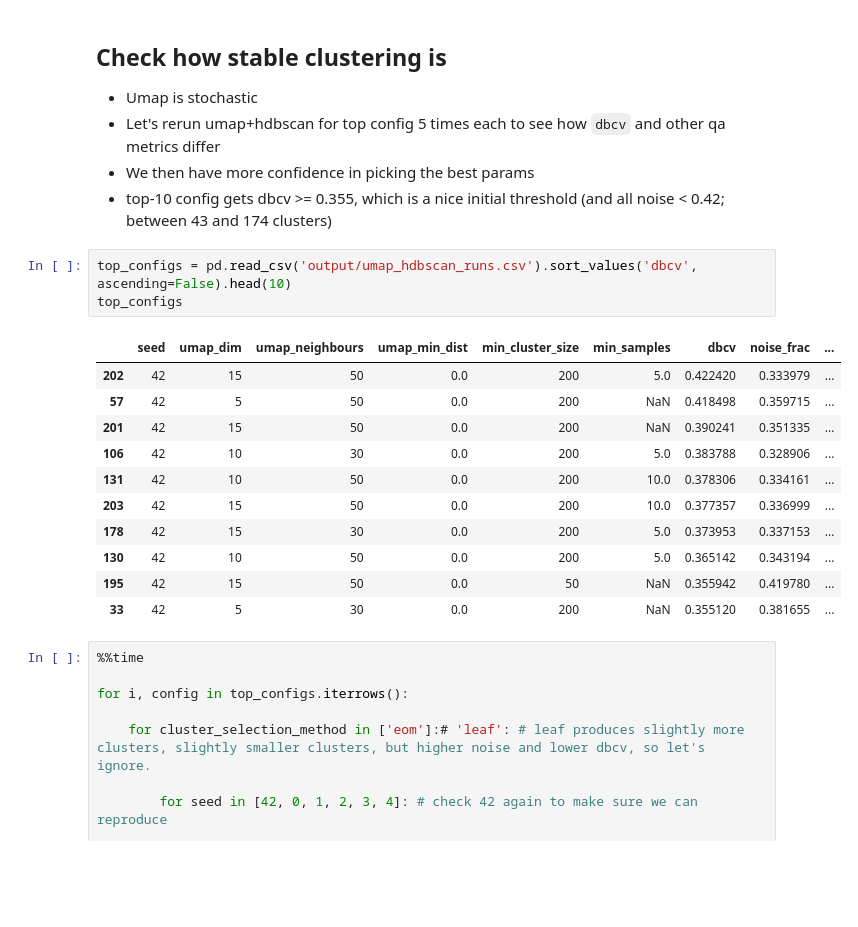
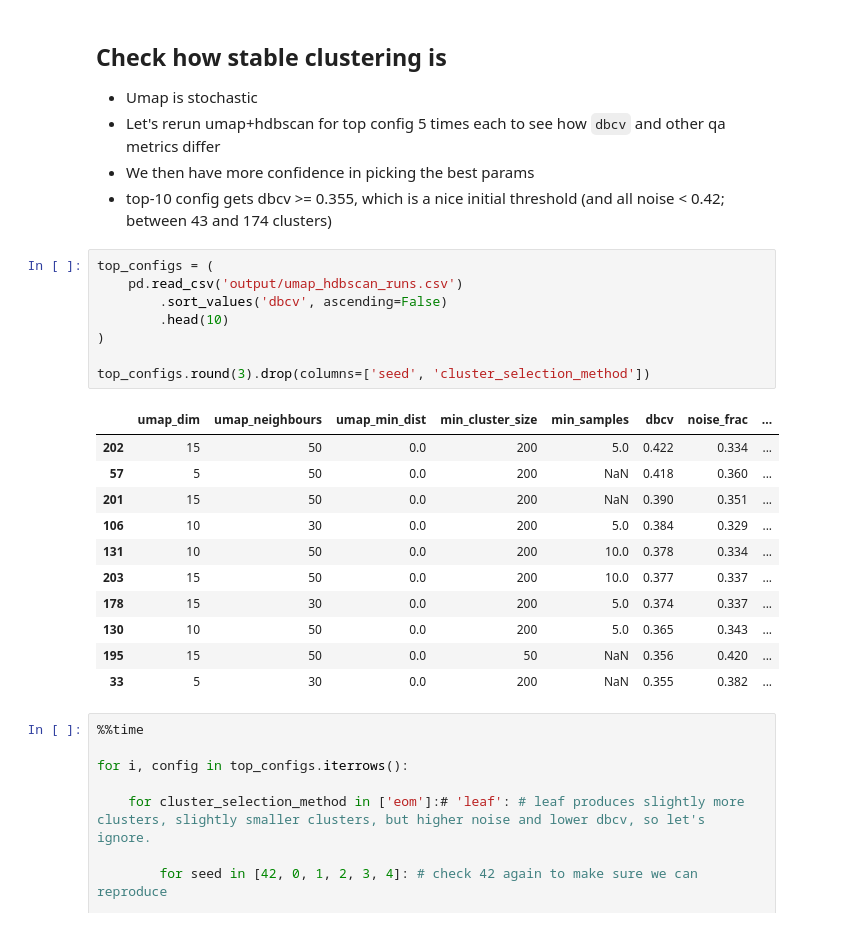
Before and after one commit to ilyankou/ms-marco-geospatial, a Jupyter notebook: 2-Cluster.ipynb, the cells around one changed output. Saved outputs shown, nothing was run; the diff lists cells and outputs as text; blank space fills up the shorter version.

```diff
--- a/2-Cluster.ipynb
+++ b/2-Cluster.ipynb
@@ -161,20 +180,25 @@ Wall time: 5h 5min 19s
 - We then have more confidence in picking the best params
 - top-10 config gets dbcv >= 0.355, which is a nice initial threshold (and all noise < 0.42; between 43 and 174 clusters)
 # %%
-top_configs = pd.read_csv('output/umap_hdbscan_runs.csv').sort_values('dbcv', ascending=False).head(10)
-top_configs
+top_configs = (
+    pd.read_csv('output/umap_hdbscan_runs.csv')
+        .sort_values('dbcv', ascending=False)
+        .head(10)
+)
+
+top_configs.round(3).drop(columns=['seed', 'cluster_selection_method'])
 # %% [output]
-|  | seed | umap_dim | umap_neighbours | umap_min_dist | min_cluster_size | min_samples | dbcv | noise_frac | ... |
-| 202 | 42 | 15 | 50 | 0.0 | 200 | 5.0 | 0.422420 | 0.333979 | ... |
-| 57 | 42 | 5 | 50 | 0.0 | 200 | NaN | 0.418498 | 0.359715 | ... |
-| 201 | 42 | 15 | 50 | 0.0 | 200 | NaN | 0.390241 | 0.351335 | ... |
-| 106 | 42 | 10 | 30 | 0.0 | 200 | 5.0 | 0.383788 | 0.328906 | ... |
-| 131 | 42 | 10 | 50 | 0.0 | 200 | 10.0 | 0.378306 | 0.334161 | ... |
-| 203 | 42 | 15 | 50 | 0.0 | 200 | 10.0 | 0.377357 | 0.336999 | ... |
-| 178 | 42 | 15 | 30 | 0.0 | 200 | 5.0 | 0.373953 | 0.337153 | ... |
-| 130 | 42 | 10 | 50 | 0.0 | 200 | 5.0 | 0.365142 | 0.343194 | ... |
-| 195 | 42 | 15 | 50 | 0.0 | 50 | NaN | 0.355942 | 0.419780 | ... |
-| 33 | 42 | 5 | 30 | 0.0 | 200 | NaN | 0.355120 | 0.381655 | ... |
+|  | umap_dim | umap_neighbours | umap_min_dist | min_cluster_size | min_samples | dbcv | noise_frac | ... |
+| 202 | 15 | 50 | 0.0 | 200 | 5.0 | 0.422 | 0.334 | ... |
+| 57 | 5 | 50 | 0.0 | 200 | NaN | 0.418 | 0.360 | ... |
+| 201 | 15 | 50 | 0.0 | 200 | NaN | 0.390 | 0.351 | ... |
+| 106 | 10 | 30 | 0.0 | 200 | 5.0 | 0.384 | 0.329 | ... |
+| 131 | 10 | 50 | 0.0 | 200 | 10.0 | 0.378 | 0.334 | ... |
+| 203 | 15 | 50 | 0.0 | 200 | 10.0 | 0.377 | 0.337 | ... |
+| 178 | 15 | 30 | 0.0 | 200 | 5.0 | 0.374 | 0.337 | ... |
+| 130 | 10 | 50 | 0.0 | 200 | 5.0 | 0.365 | 0.343 | ... |
+| 195 | 15 | 50 | 0.0 | 50 | NaN | 0.356 | 0.420 | ... |
+| 33 | 5 | 30 | 0.0 | 200 | NaN | 0.355 | 0.382 | ... |
 # %%
 %%time
 
```
Also changed, not shown: parts of 11 cells of this notebook, 9 other files.
